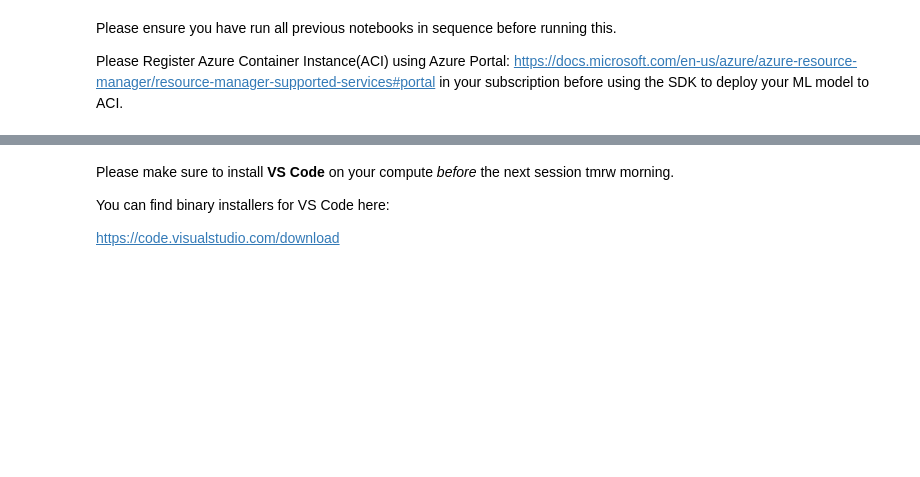
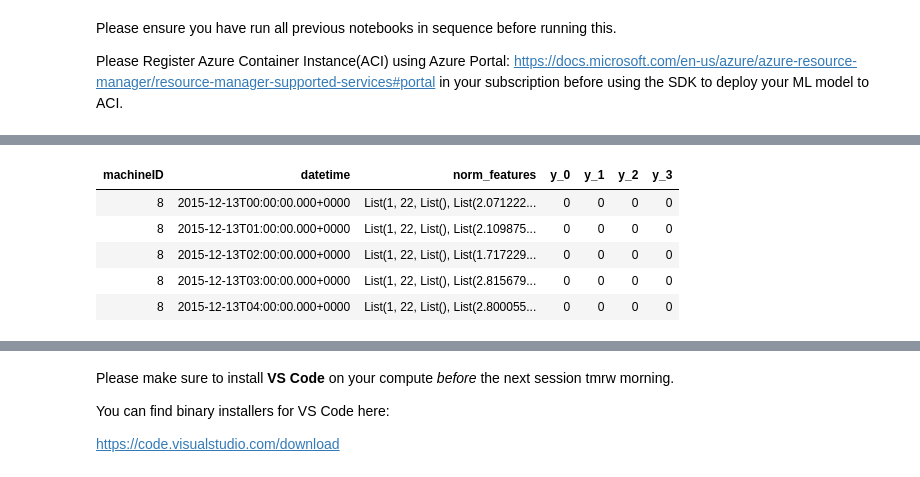
Before and after one commit to Azure/ACE_Azure_ML, a Jupyter notebook: ADB/notebooks/day_2/06_deployment.ipynb, the cells around one changed output, grey strips where cells are left out. Drawn from its saved outputs; the diff is of its cells as text; code cells hidden in the pictures; blank space fills up the shorter version.

```diff
--- a/ADB/notebooks/day_2/06_deployment.ipynb
+++ b/ADB/notebooks/day_2/06_deployment.ipynb
@@ -43,0 +62,11 @@ print(mymodel.name, mymodel.description, mymodel.version)
+# %%
+df = spark.read.parquet("dbfs:/FileStore/tables/preprocessed").cache()
+display(df)
+
+# from pyspark.sql.types import DateType
+from pandas import datetime
+from pyspark.sql.functions import col, hour
+
+# we sample every nth row of the data using the `hour` function
+df_train = df.filter((col('datetime') < datetime(2015, 10, 1)))
+df_test = df.filter(col('datetime') > datetime(2015, 10, 15)).limit(5)
@@ -43,0 +75,15 @@ print(mymodel.name, mymodel.description, mymodel.version)
+# %%
+# test_data_path = "TestData"
+
+# test_data_path_dbfs = os.path.join("/dbfs", test_data_path)
+
+# df_test = spark.read.parquet(test_data_path).limit(5)
+
+display(df_test.limit(5))
+# %% [output]
+| machineID | datetime | norm_features | y_0 | y_1 | y_2 | y_3 |
+| 8 | 2015-12-13T00:00:00.000+0000 | List(1, 22, List(), List(2.071222... | 0 | 0 | 0 | 0 |
+| 8 | 2015-12-13T01:00:00.000+0000 | List(1, 22, List(), List(2.109875... | 0 | 0 | 0 | 0 |
+| 8 | 2015-12-13T02:00:00.000+0000 | List(1, 22, List(), List(1.717229... | 0 | 0 | 0 | 0 |
+| 8 | 2015-12-13T03:00:00.000+0000 | List(1, 22, List(), List(2.815679... | 0 | 0 | 0 | 0 |
+| 8 | 2015-12-13T04:00:00.000+0000 | List(1, 22, List(), List(2.800055... | 0 | 0 | 0 | 0 |
```
Also changed, not shown: parts of 41 cells of this notebook, 16 other files.
